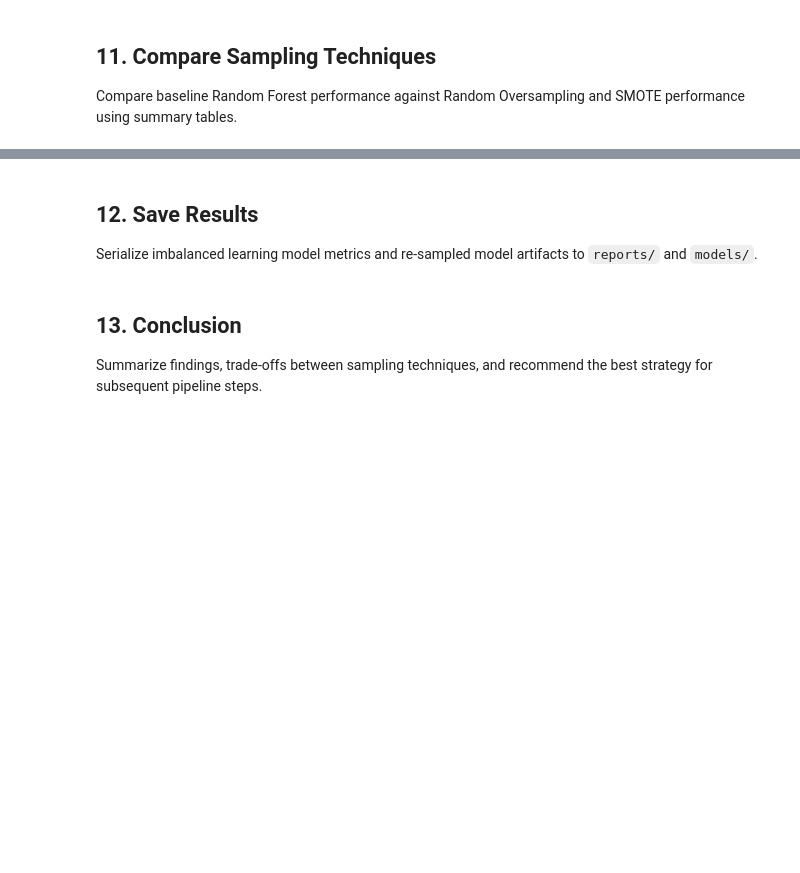
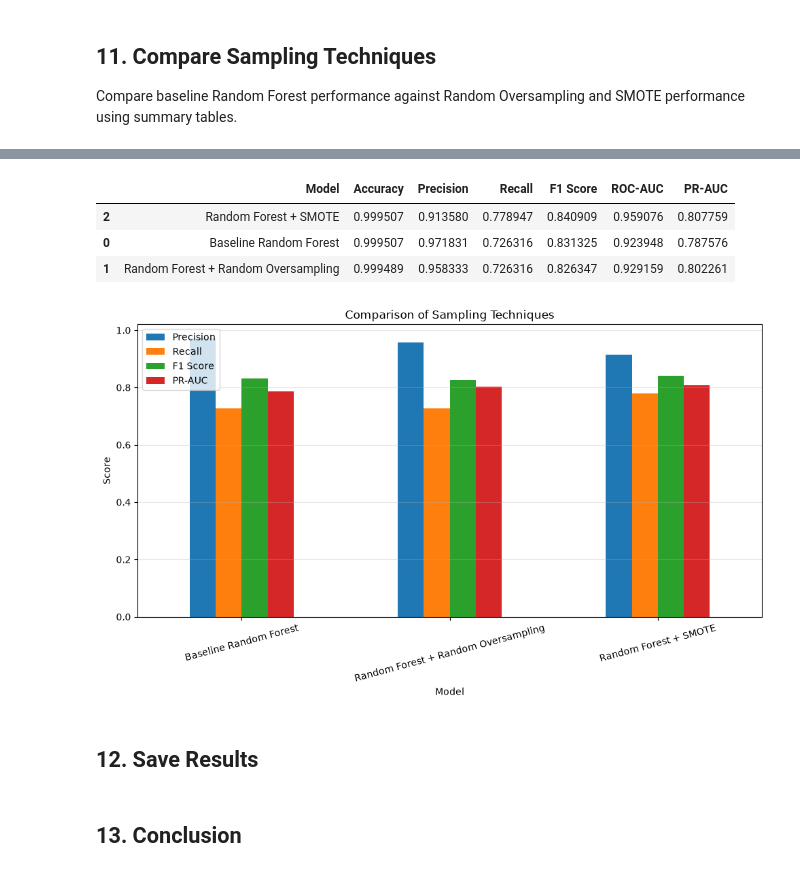
Before and after one commit to Anujjadaun97/Fraud-Detection, a Jupyter notebook: notebooks/06_Imbalanced_Learning.ipynb, the cells around one changed output, grey strips where cells are left out. Drawn from its saved outputs; the diff is of its cells as text; code cells hidden in the pictures; blank space fills up the shorter version.

Commit message:
feat: add imbalanced learning analysis notebook and performance results report

```diff
--- a/notebooks/06_Imbalanced_Learning.ipynb
+++ b/notebooks/06_Imbalanced_Learning.ipynb
@@ -44,0 +207,4 @@ Evaluate the SMOTE-trained Random Forest model on the test dataset across key ev
+# %%
+rf_smote_y_pred = rf_smote_model.predict(X_test)
+
+rf_smote_y_prob = rf_smote_model.predict_proba(X_test)
@@ -44,0 +219,15 @@ Evaluate the SMOTE-trained Random Forest model on the test dataset across key ev
+# %%
+rf_smote_accuracy = accuracy_score(y_test, rf_smote_y_pred)
+rf_smote_precision = precision_score(y_test, rf_smote_y_pred)
+rf_smote_recall = recall_score(y_test, rf_smote_y_pred)
+rf_smote_f1 = f1_score(y_test, rf_smote_y_pred)
+
+rf_smote_roc_auc = roc_auc_score(
+    y_test,
+    rf_smote_y_prob[:, 1]
+)
+
+rf_smote_pr_auc = average_precision_score(
+    y_test,
+    rf_smote_y_prob[:, 1]
+)
@@ -46,3 +261,8 @@ Evaluate the SMOTE-trained Random Forest model on the test dataset across key ev
 ## 11. Compare Sampling Techniques
 
 Compare baseline Random Forest performance against Random Oversampling and SMOTE performance using summary tables.
+# %%
+baseline_results = pd.read_csv(
+    "../reports/baseline_model_results.csv"
+)
+baseline_results
@@ -48,0 +275,4 @@ Compare baseline Random Forest performance against Random Oversampling and SMOTE
+# %%
+baseline_rf = baseline_results[
+    baseline_results["Model"] == "Random Forest"
+]
@@ -49,4 +324,29 @@ Compare baseline Random Forest performance against Random Oversampling and SMOTE
+# %%
+sampling_results.sort_values(
+    by="F1 Score",
+    ascending=False
+)
+# %% [output]
+|  | Model | Accuracy | Precision | Recall | F1 Score | ROC-AUC | PR-AUC |
+| 2 | Random Forest + SMOTE | 0.999507 | 0.913580 | 0.778947 | 0.840909 | 0.959076 | 0.807759 |
+| 0 | Baseline Random Forest | 0.999507 | 0.971831 | 0.726316 | 0.831325 | 0.923948 | 0.787576 |
+| 1 | Random Forest + Random Oversampling | 0.999489 | 0.958333 | 0.726316 | 0.826347 | 0.929159 | 0.802261 |
+# %%
+metrics = ["Precision", "Recall", "F1 Score", "PR-AUC"]
+
+sampling_results.set_index("Model")[metrics].plot(
+    kind="bar",
+    figsize=(10,6)
+)
+
+plt.title("Comparison of Sampling Techniques")
+plt.ylabel("Score")
+plt.xticks(rotation=15)
+plt.grid(axis="y", alpha=0.3)
+
+plt.tight_layout()
+plt.show()
+# %% [output]
+[figure, added]
 # %% [markdown]
 ## 12. Save Results
-
-Serialize imbalanced learning model metrics and re-sampled model artifacts to `reports/` and `models/`.
@@ -53,4 +358,2 @@ Serialize imbalanced learning model metrics and re-sampled model artifacts to `r
 # %% [markdown]
 ## 13. Conclusion
-
-Summarize findings, trade-offs between sampling techniques, and recommend the best strategy for subsequent pipeline steps.
```
Also changed, not shown: parts of 31 cells of this notebook, 1 other file.
